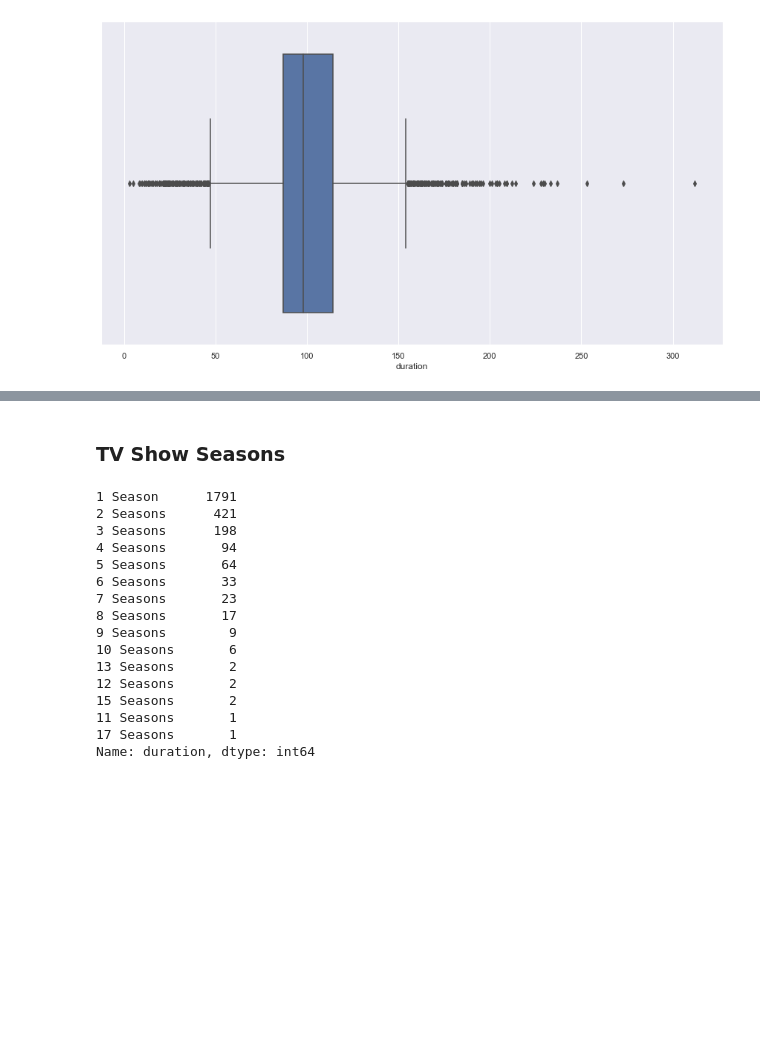
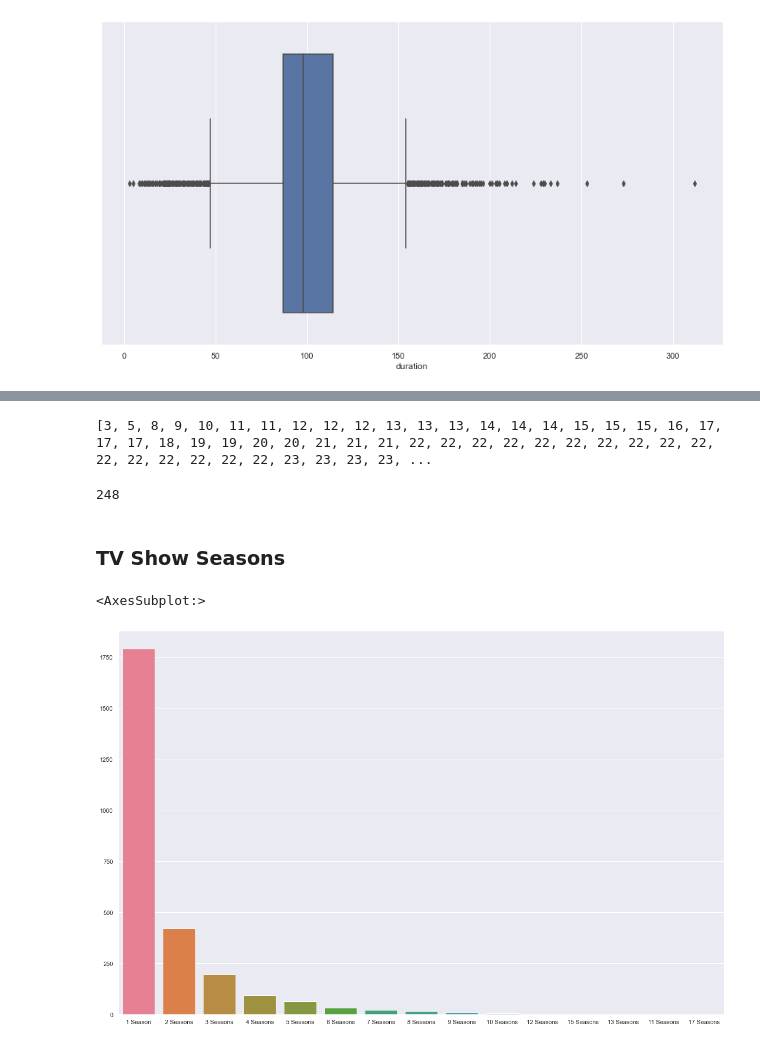
Before and after one commit to lamhib1310/Netflix-EDA, a Jupyter notebook: Netflix - EDA .ipynb, the cells around one changed output, grey strips where cells are left out. Cells and saved outputs as stored; diff of their text form; code cells hidden in the pictures; blank space fills up the shorter version.

```diff
--- a/Netflix - EDA .ipynb
+++ b/Netflix - EDA .ipynb
@@ -478,23 +521,23 @@ sns.boxplot(x = netflix_movies['duration'])
+# %%
+print(outliers_lower)
+# %% [output]
+[3, 5, 8, 9, 10, 11, 11, 12, 12, 12, 13, 13, 13, 14, 14, 14, 15, 15, 15, 16, 17, 17, 17, 18, 19, 19, 20, 20, 21, 21, 21, 22, 22, 22, 22, 22, 22, 22, 22, 22, 22, 22, 22, 22, 22, 22, 22, 23, 23, 23, 23, ...
+# %%
+print(len(outliers_lower))
+# %% [output]
+248
 # %% [markdown]
 ### TV Show Seasons
 # %%
 netflix_tv_shows = netflix[netflix['Movie'] == False]
 # %%
-netflix_tv_shows['duration'].value_counts()
+count_tv_shows = netflix_tv_shows['duration'].value_counts()
-# %% [output]
-1 Season      1791
-2 Seasons      421
-3 Seasons      198
-4 Seasons       94
-5 Seasons       64
-6 Seasons       33
-7 Seasons       23
-8 Seasons       17
-9 Seasons        9
-10 Seasons       6
-13 Seasons       2
-12 Seasons       2
-15 Seasons       2
-11 Seasons       1
-17 Seasons       1
-Name: duration, dtype: int64
+# %%
+sns.set(rc = {'figure.figsize':(20,13)})
+
+sns.barplot(x = count_tv_shows.index,
+            y = count_tv_shows.values,
+            palette = 'husl')
+# %% [output]
+<AxesSubplot:>
+[figure, added]
```
Also changed, not shown: parts of 19 cells of this notebook.
